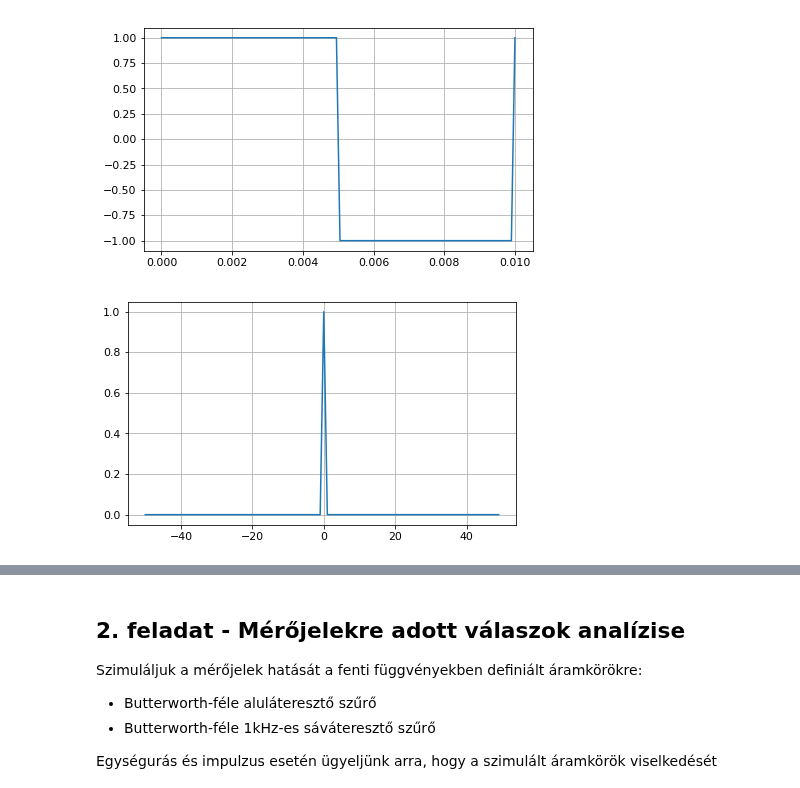
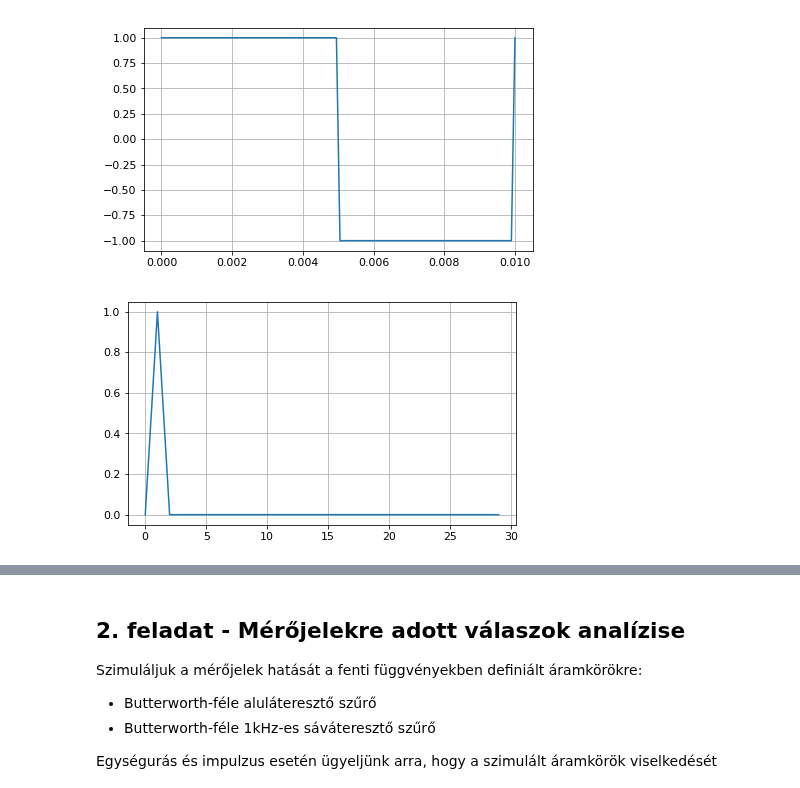
Before and after one commit to Tominano/Numerical-methods-of-physics-II, a Jupyter notebook: 3_feladatsor/3_feladat_Tomi.ipynb, the cells around one changed output, grey strips where cells are left out. Drawn from its saved outputs; the diff is of its cells as text; code cells hidden in the pictures.

```diff
--- a/3_feladatsor/3_feladat_Tomi.ipynb
+++ b/3_feladatsor/3_feladat_Tomi.ipynb
@@ -216,15 +216,15 @@ def Nszög(A,f,t): # x mintavételezés tartománya
     return sig,t
 
 
-def Eimp(n,k):
-    t = np.arange(-50,50)
+def Eimp(n,k,t):
     Eimp1 = signal.unit_impulse(n,k) # n-db, k-helyen, k nak 'mid'-et adva pont középre rakja
-    return Eimp1,
+    return Eimp1,t
 
 def US(x1,x2):
+    t = np.zeros(())
     US1 = np.empty(())
     US1 = np.heaviside(x1,x2)    #x1-et (array) hasonlítja össze 0 val, x2- az az érték amit akkor ad ha x1 = 0 val
-    return US1
+    return US1,t
 
 
 modSzin = szin(1,100,0,np.linspace(0,10e-3,500))[0]#Amplitudo,Frekvencia,Fázis, Tartomány
@@ -232,11 +232,11 @@ modSzin = szin(1,100,0,np.linspace(0,10e-3,500))[0]#Amplitudo,Frekvencia,Fázis,
 modNszög_t = Nszög(1,101,np.linspace(0, 10e-3, 100))[1]   #utolsó argumentum adja frekvenciát,Amplitudó
 modNszög_sig = Nszög(1,101,np.linspace(0, 10e-3, 100))[0]
 
-Eimp_sign = Eimp(100,'mid')[0]    #Lépéshossz,Egységimp helye
+Eimp_sign = Eimp(30,1,np.linspace(0,10e-3,1000))[0]    #Lépéshossz,Egységimp helye
 
 x1=[1,3,6,0,1,3,0,2,5,-3,-6-5]
 xt = linspace(0,len(x1),len(x1))
-US_sign = US(x1,0.5)
+US_sign = US(x1,0.5)[0]
 # %%
 # ábrázolás
 plot(modSzin) # Sinus
@@ -249,10 +249,10 @@ plt.grid(True)
 # %% [output]
 [figure]
 # %%
-plot(np.arange(-50,50),Eimp_sign) #Egységimpulzus
+plot(Eimp_sign) #Egységimpulzus
 plt.grid(True)
 # %% [output]
-[figure, old version]
+[figure, new version]
 # %%
 plot(xt,US_sign)
 plt.grid(True)
```
Also changed, not shown: parts of 14 cells of this notebook.
